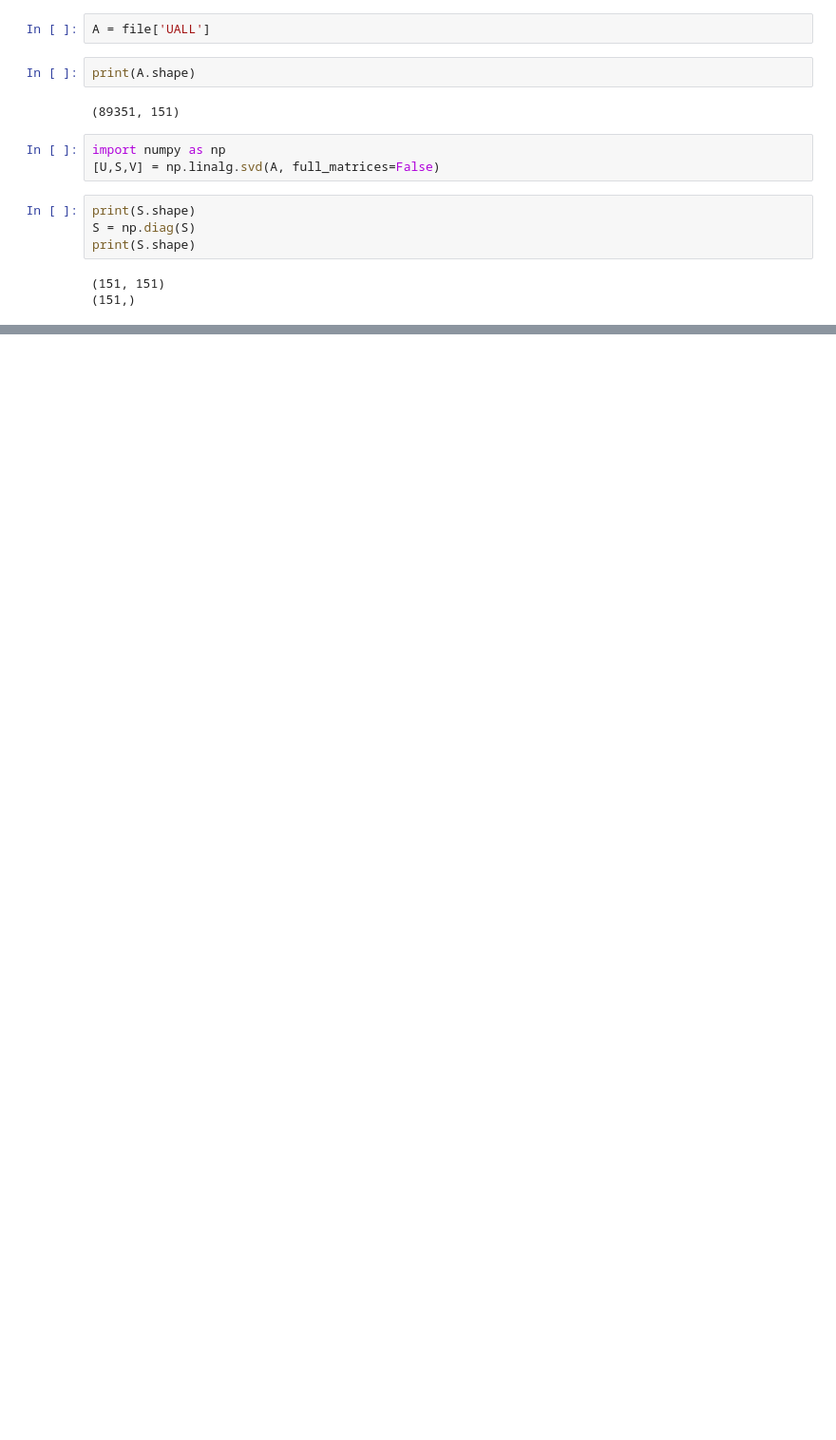
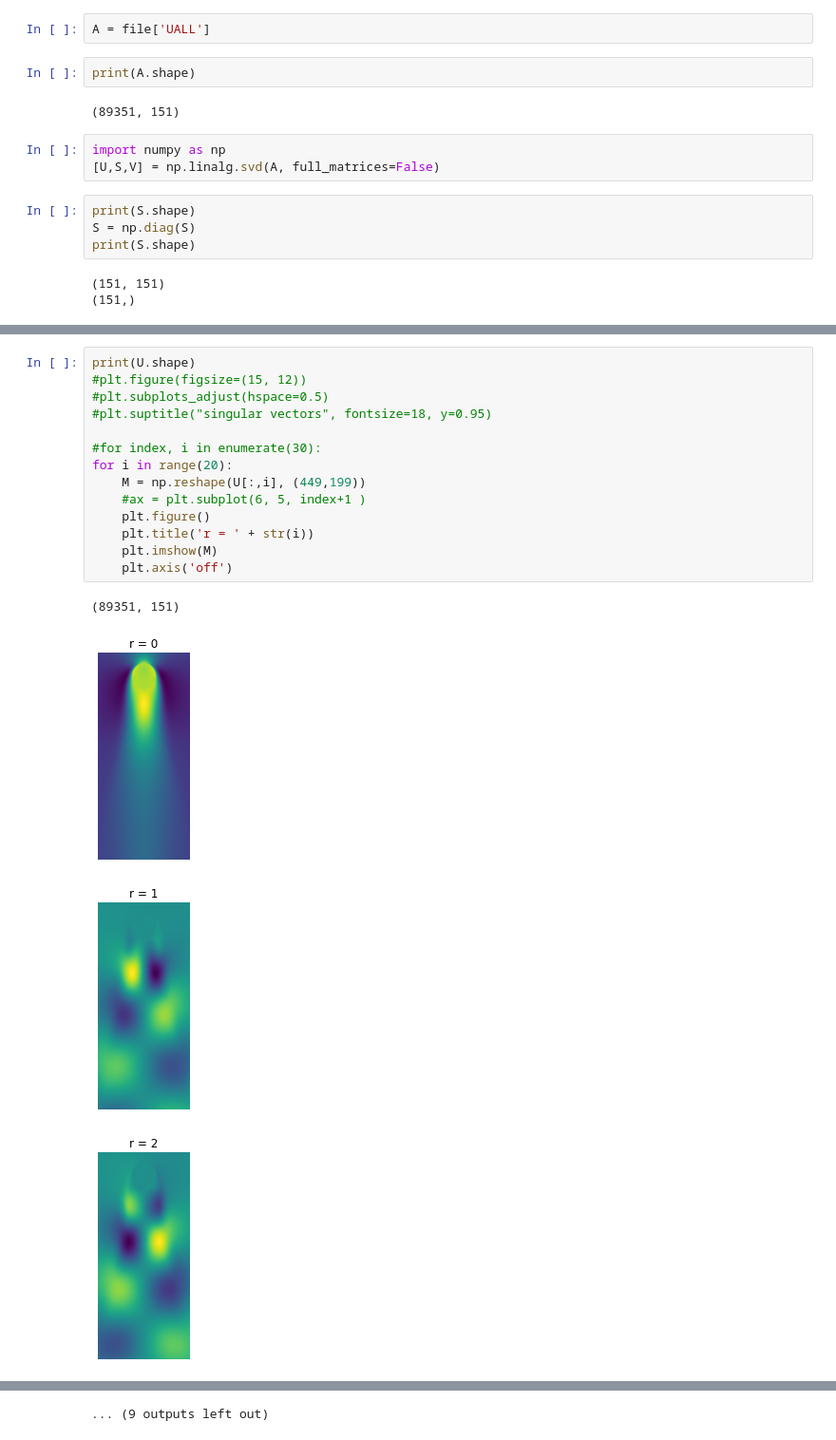
Before and after one commit to jaekimuh/PatternRec_Kim, a Jupyter notebook: HW_1.7.ipynb, the cells around one changed output, grey strips where cells are left out. Shown at 95% size. Cells and saved outputs as stored; diff of their text form; blank space fills up the shorter version.

```diff
--- a/HW_1.7.ipynb
+++ b/HW_1.7.ipynb
@@ -36,0 +37,19 @@ plt.show()
+# %%
+print(U.shape)
+#plt.figure(figsize=(15, 12))
+#plt.subplots_adjust(hspace=0.5)
+#plt.suptitle("singular vectors", fontsize=18, y=0.95)
+
+#for index, i in enumerate(30):
+for i in range(20):
+    M = np.reshape(U[:,i], (449,199))
+    #ax = plt.subplot(6, 5, index+1 )
+    plt.figure()
+    plt.title('r = ' + str(i))
+    plt.imshow(M)
+    plt.axis('off')
+# %% [output]
+(89351, 151)
+[figure, added]
+[figure, added]
+[figure, added]
@@ -36,0 +64 @@ plt.show()
+... (9 outputs left out)
```
Also changed, not shown: parts of 2 cells of this notebook.
